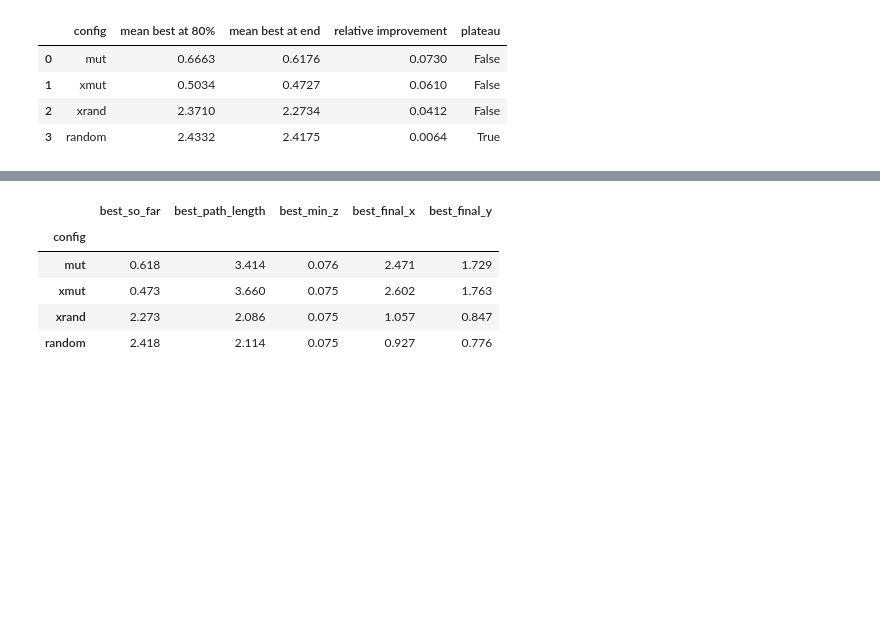
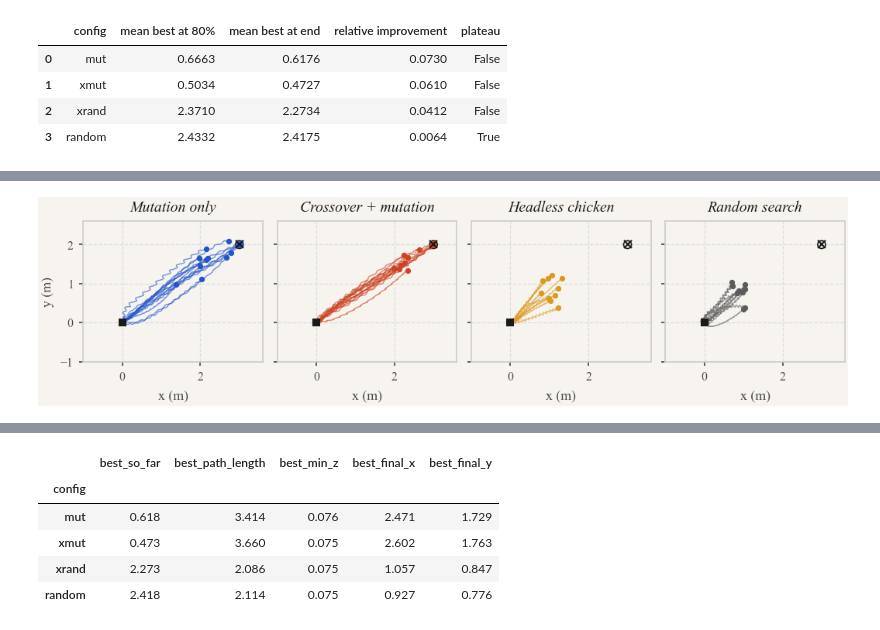
Before and after one commit to codegithubka/EvolutionaryComputing2026, a Jupyter notebook: assignments/assignment_2/analysis.ipynb, the cells around one changed output, grey strips where cells are left out. Cells and saved outputs as stored; diff of their text form; code cells hidden in the pictures; blank space fills up the shorter version.

```diff
--- a/assignments/assignment_2/analysis.ipynb
+++ b/assignments/assignment_2/analysis.ipynb
@@ -404,0 +428,38 @@ plt.show()
+# %%
+# Fig 4: top-down paths of each run's best controller (re-simulated; fitness checked).
+import json
+from controller import Setup, simulate
+
+SETUP = Setup()
+paths = {}
+for config in CONFIGS:
+    for f in sorted((DATA / config).glob("seed_*/best_genome.json")):
+        best = json.loads(f.read_text())
+        result = simulate(best["genotype"], SETUP, record_path=True)
+        assert abs(result.fitness - best["fitness"]) < 1e-9
+        paths[(config, int(f.parent.name.split("_")[1]))] = result.path
+
+target = np.asarray(SETUP.target_xy)
+fig, axes = plt.subplots(1, len(CONFIGS), figsize=(PAGE_W, 2.15), sharex=True, sharey=True)
+for ax, config in zip(axes, CONFIGS, strict=True):
+    for (c, _), xy in paths.items():
+        if c != config:
+            continue
+        ax.plot(xy[:, 0], xy[:, 1], color=COLORS[config], lw=0.7, alpha=0.6)
+        ax.plot(*xy[-1], "o", color=COLORS[config], ms=2.5)
+    ax.add_patch(plt.Circle(target, SUCCESS_M, fill=False, color="#1a1a1a", lw=0.8))
+    ax.plot(*target, marker="x", color="#1a1a1a", ms=5, mew=1.0)
+    ax.plot(0, 0, marker="s", color="#1a1a1a", ms=3.5)
+    panel_title(ax, LABELS[config])
+    ax.set_aspect("equal")
+    ax.set_xlabel("x (m)")
+    ax.grid(True, axis="both")
+axes[0].set_ylabel("y (m)")
+axes[0].set_xlim(-1.0, 3.6)
+axes[0].set_ylim(-1.0, 2.6)
+fig.tight_layout(pad=0.4, w_pad=0.8)
+fig.savefig(OUT / "fig4_paths.png")
+fig.savefig(OUT / "fig4_paths.pdf")
+plt.show()
+# %% [output]
+[figure, added]
```
Also changed, not shown: parts of 6 cells of this notebook, 3 other files.
